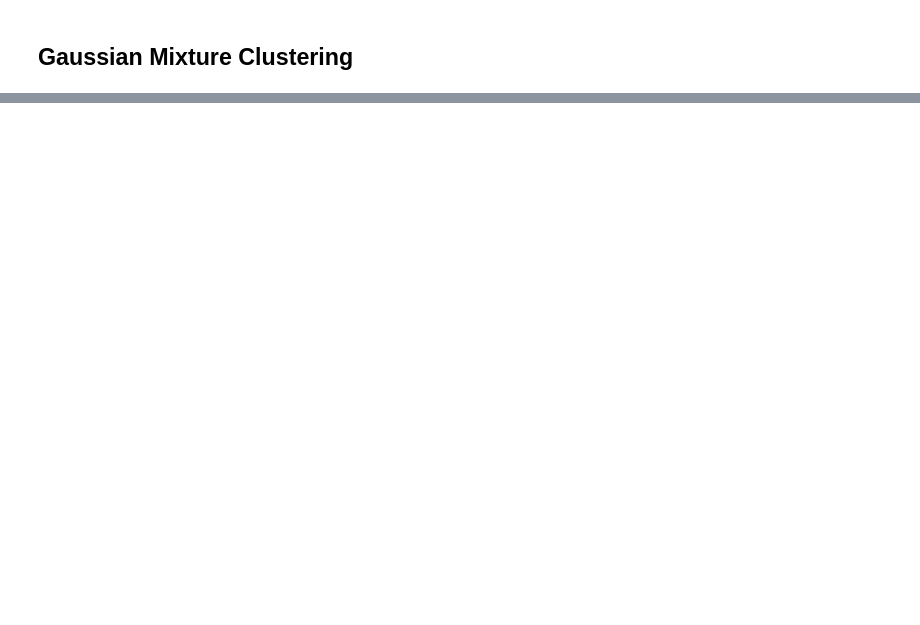
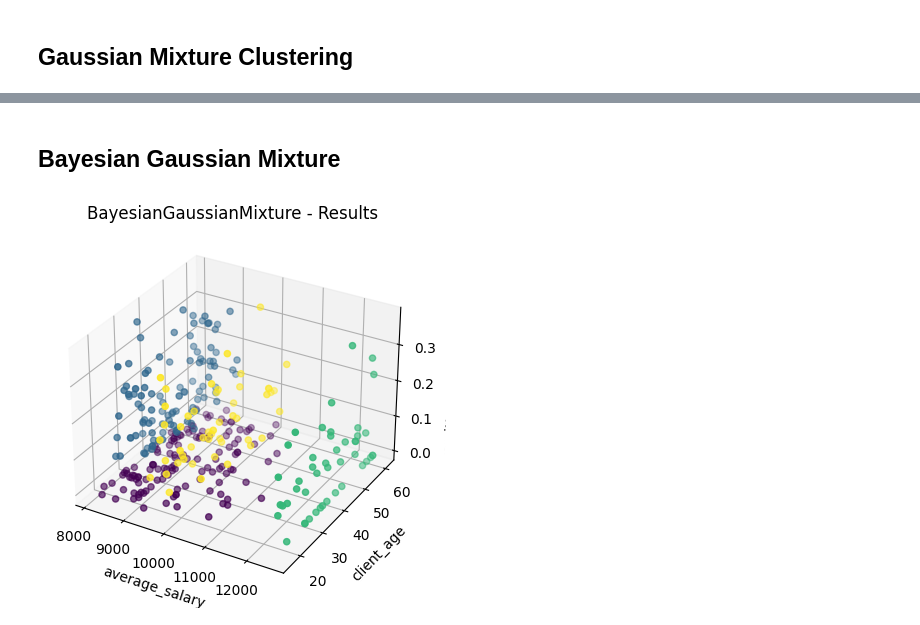
Before and after one commit to 1Krypt0/FEUP-AC-PROJ, a Jupyter notebook: docs/data-modeling-descriptive.ipynb, the cells around one changed output, grey strips where cells are left out. Saved outputs shown, nothing was run; the diff lists cells and outputs as text; code cells hidden in the pictures; blank space fills up the shorter version.

Commit message:
feat: add bayesian gaussian mixture to descriptive analysis

```diff
--- a/docs/data-modeling-descriptive.ipynb
+++ b/docs/data-modeling-descriptive.ipynb
@@ -67,0 +74,6 @@ apply_model(GaussianMixture(n_components=4), features=features)
+# %% [markdown]
+## Bayesian Gaussian Mixture
+# %%
+apply_model(BayesianGaussianMixture(n_components=4), features=features)
+# %% [output]
+[figure, added]
```
Also changed, not shown: parts of 11 cells of this notebook.
